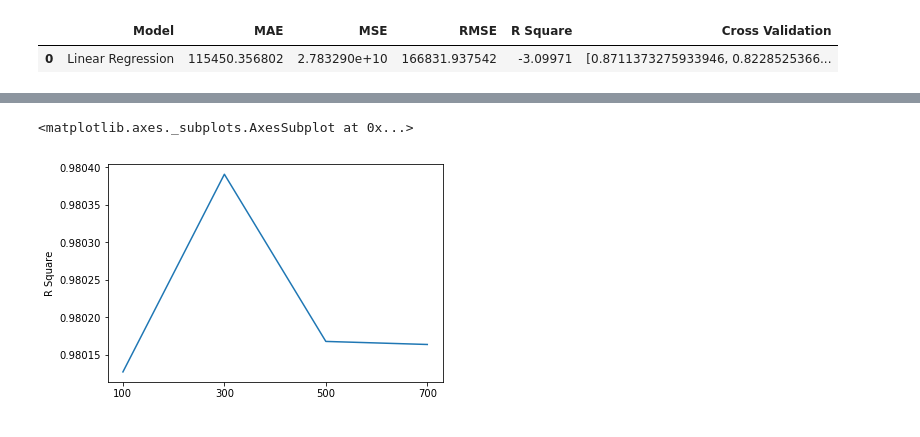
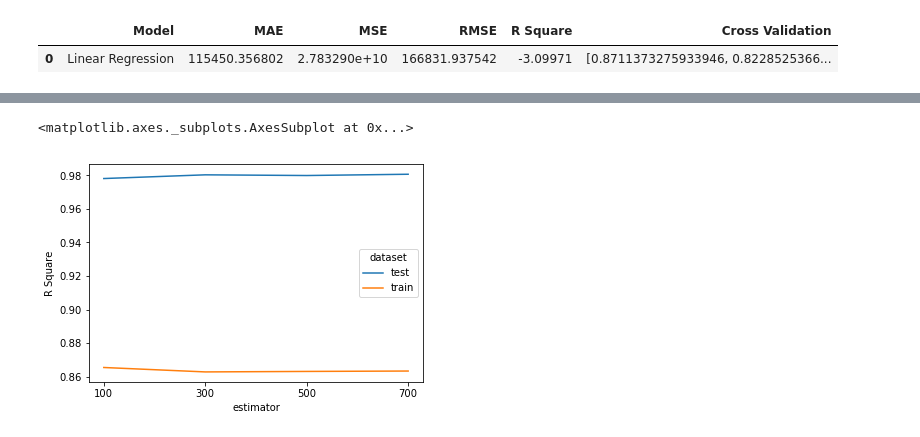
Before and after one commit to QIUYAN08042/NZseek_project, a Jupyter notebook: ML_House_price/House_Price_Pre.ipynb, the cells around one changed output, grey strips where cells are left out. Saved outputs shown, nothing was run; the diff lists cells and outputs as text; code cells hidden in the pictures.

```diff
--- a/ML_House_price/House_Price_Pre.ipynb
+++ b/ML_House_price/House_Price_Pre.ipynb
@@ -518,5 +558,12 @@ for num in estimators:
+# %%
+df_result = pd.concat([df_rf_train,df_rf_test],keys=['test','train'])
+# %%
+df_result_rf = df_result.reset_index()
+df_result_rf.rename(columns={'level_0':'dataset','level_1':'estimator'},inplace=True)
+# %%
+sns.lineplot(data=df_result_rf,x=df_result_rf['estimator'],y=df_result_rf['R Square'].astype(float), hue=df_result_rf['dataset'])
+# %% [output]
+<matplotlib.axes._subplots.AxesSubplot at 0x...>
+[figure, added]
 # %%
-sns.lineplot(data=df_rf_train,x=df_rf_train.index,y=df_rf_train['R Square'].astype(float))
+# sns.lineplot(data=df_rf_train,x=df_rf_train.index,y=df_rf_train['R Square'].astype(float))
-# %% [output]
-<matplotlib.axes._subplots.AxesSubplot at 0x...>
-[figure, removed]
```
Also changed, not shown: parts of 26 cells of this notebook.
